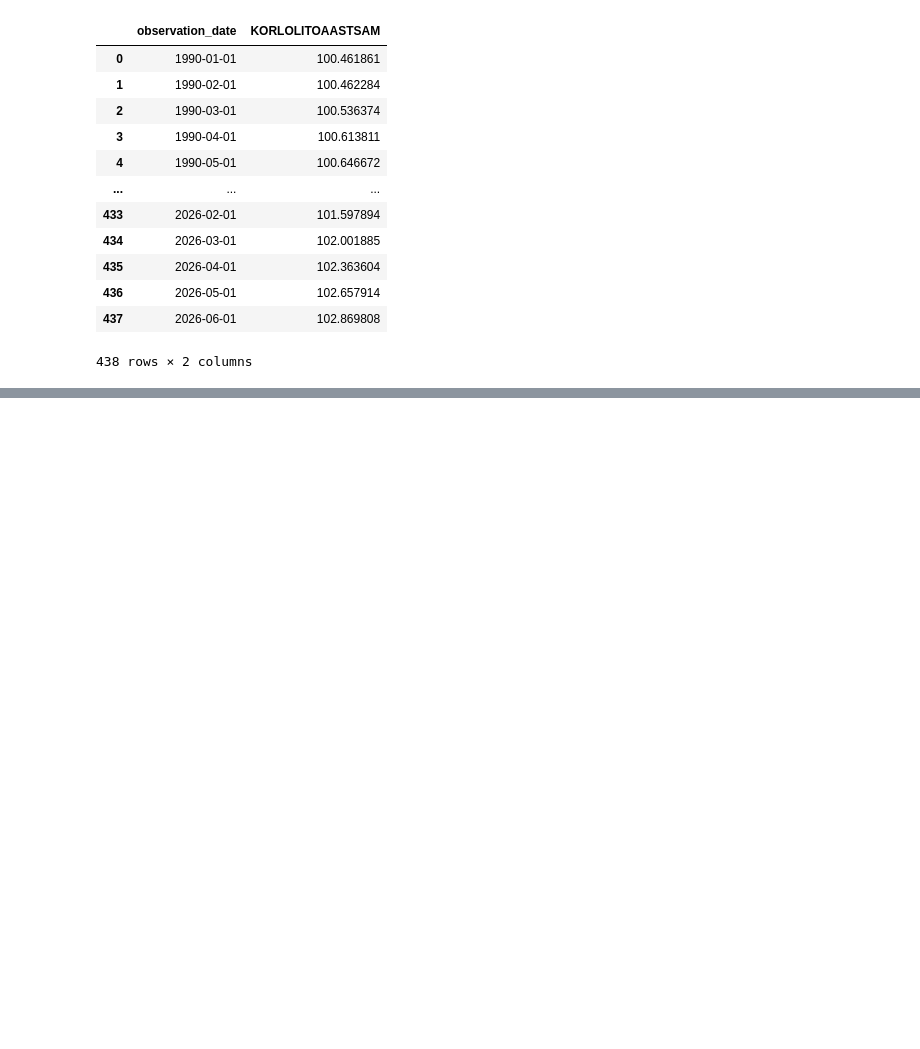
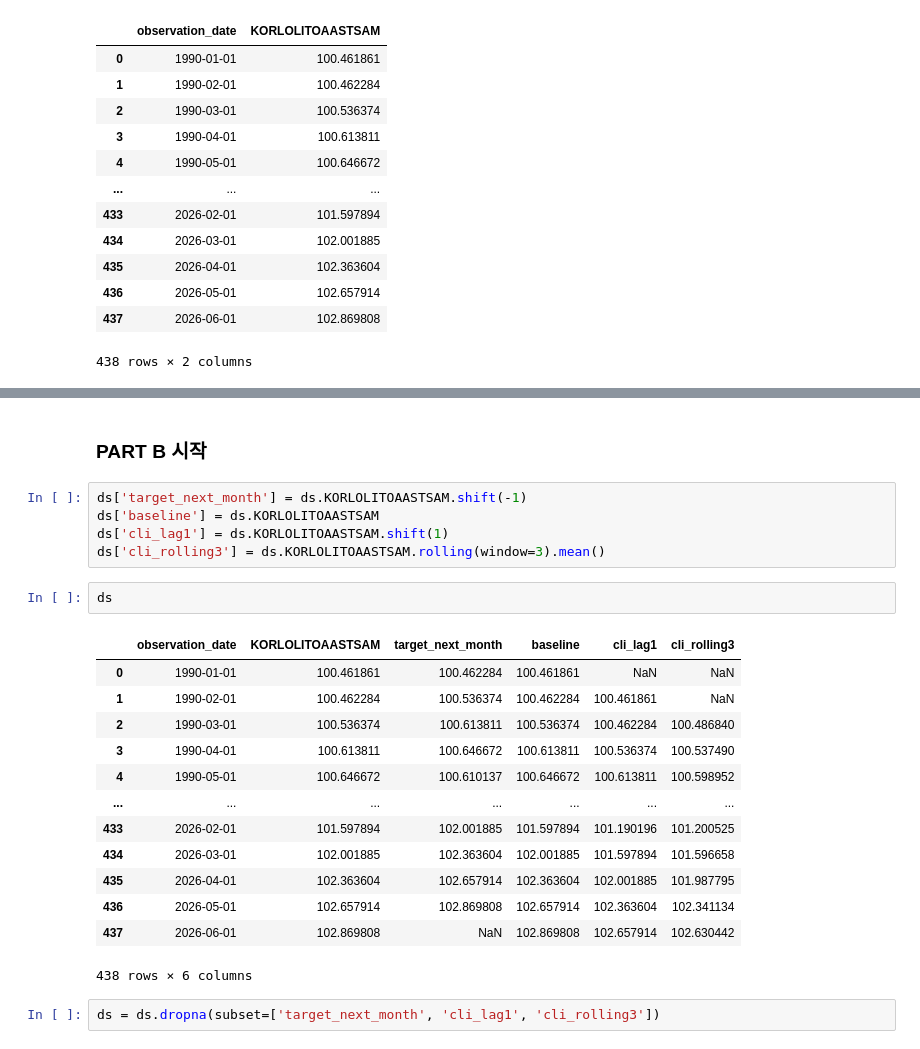
Before and after one commit to prestige-kim/ML_Modeling, a Jupyter notebook: answers/code/week4/week4_transfer.ipynb, the cells around one changed output, grey strips where cells are left out. Cells and saved outputs as stored; diff of their text form; blank space fills up the shorter version.

```diff
--- a/answers/code/week4/week4_transfer.ipynb
+++ b/answers/code/week4/week4_transfer.ipynb
@@ -82,0 +93,25 @@ dtype('float64')
+# %% [markdown]
+### PART B 시작
+# %%
+ds['target_next_month'] = ds.KORLOLITOAASTSAM.shift(-1)
+ds['baseline'] = ds.KORLOLITOAASTSAM
+ds['cli_lag1'] = ds.KORLOLITOAASTSAM.shift(1)
+ds['cli_rolling3'] = ds.KORLOLITOAASTSAM.rolling(window=3).mean()
+# %%
+ds
+# %% [output]
+|  | observation_date | KORLOLITOAASTSAM | target_next_month | baseline | cli_lag1 | cli_rolling3 |
+| 0 | 1990-01-01 | 100.461861 | 100.462284 | 100.461861 | NaN | NaN |
+| 1 | 1990-02-01 | 100.462284 | 100.536374 | 100.462284 | 100.461861 | NaN |
+| 2 | 1990-03-01 | 100.536374 | 100.613811 | 100.536374 | 100.462284 | 100.486840 |
+| 3 | 1990-04-01 | 100.613811 | 100.646672 | 100.613811 | 100.536374 | 100.537490 |
+| 4 | 1990-05-01 | 100.646672 | 100.610137 | 100.646672 | 100.613811 | 100.598952 |
+| ... | ... | ... | ... | ... | ... | ... |
+| 433 | 2026-02-01 | 101.597894 | 102.001885 | 101.597894 | 101.190196 | 101.200525 |
+| 434 | 2026-03-01 | 102.001885 | 102.363604 | 102.001885 | 101.597894 | 101.596658 |
+| 435 | 2026-04-01 | 102.363604 | 102.657914 | 102.363604 | 102.001885 | 101.987795 |
+| 436 | 2026-05-01 | 102.657914 | 102.869808 | 102.657914 | 102.363604 | 102.341134 |
+| 437 | 2026-06-01 | 102.869808 | NaN | 102.869808 | 102.657914 | 102.630442 |
+438 rows × 6 columns
+# %%
+ds = ds.dropna(subset=['target_next_month', 'cli_lag1', 'cli_rolling3'])
```
Also changed, not shown: parts of 15 cells of this notebook, 8 other files.
